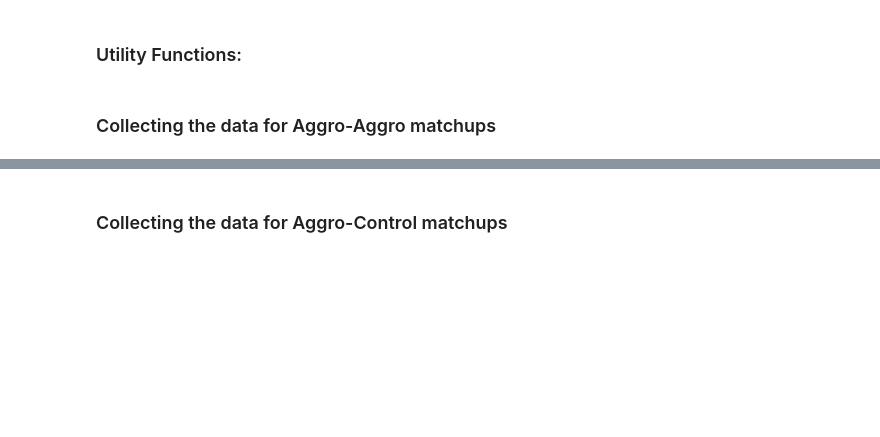
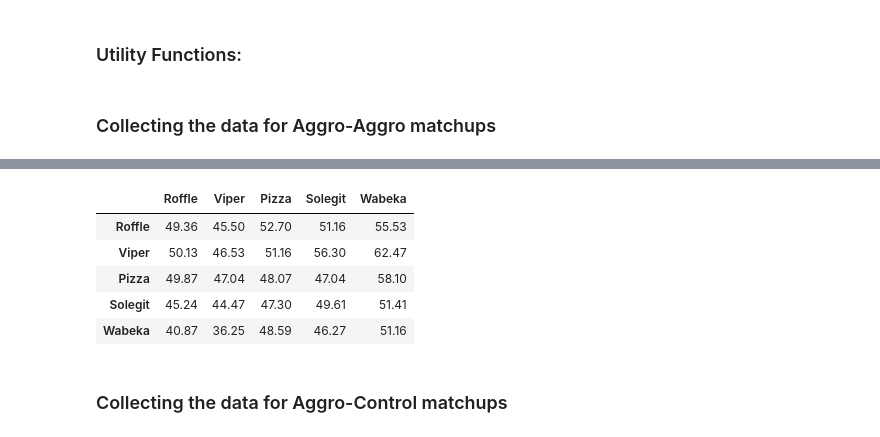
Before and after one commit to cww5/Sabber_Work_2019F, a Jupyter notebook: thesis-extensions/Spring_Data_Analysis.ipynb, the cells around one changed output, grey strips where cells are left out. Saved outputs shown, nothing was run; the diff lists cells and outputs as text; code cells hidden in the pictures; blank space fills up the shorter version.

```diff
--- a/thesis-extensions/Spring_Data_Analysis.ipynb
+++ b/thesis-extensions/Spring_Data_Analysis.ipynb
@@ -300,3 +353,12 @@ sdf.iloc[ ,:]
+# %%
+pd.DataFrame(p1_wr, columns=players, index=players)
+# %% [output]
+|  | Roffle | Viper | Pizza | Solegit | Wabeka |
+| Roffle | 49.36 | 45.50 | 52.70 | 51.16 | 55.53 |
+| Viper | 50.13 | 46.53 | 51.16 | 56.30 | 62.47 |
+| Pizza | 49.87 | 47.04 | 48.07 | 47.04 | 58.10 |
+| Solegit | 45.24 | 44.47 | 47.30 | 49.61 | 51.41 |
+| Wabeka | 40.87 | 36.25 | 48.59 | 46.27 | 51.16 |
 # %% [markdown]
 ### Collecting the data for Aggro-Control matchups
 # %%
```
Also changed, not shown: parts of 10 cells of this notebook.
